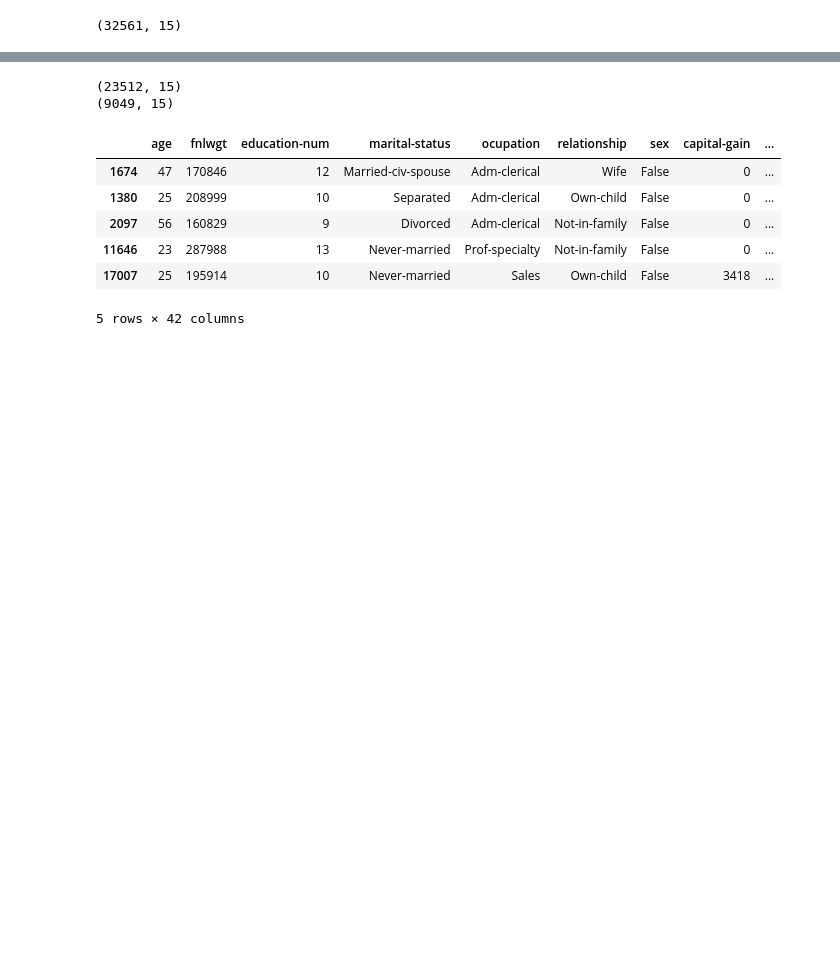
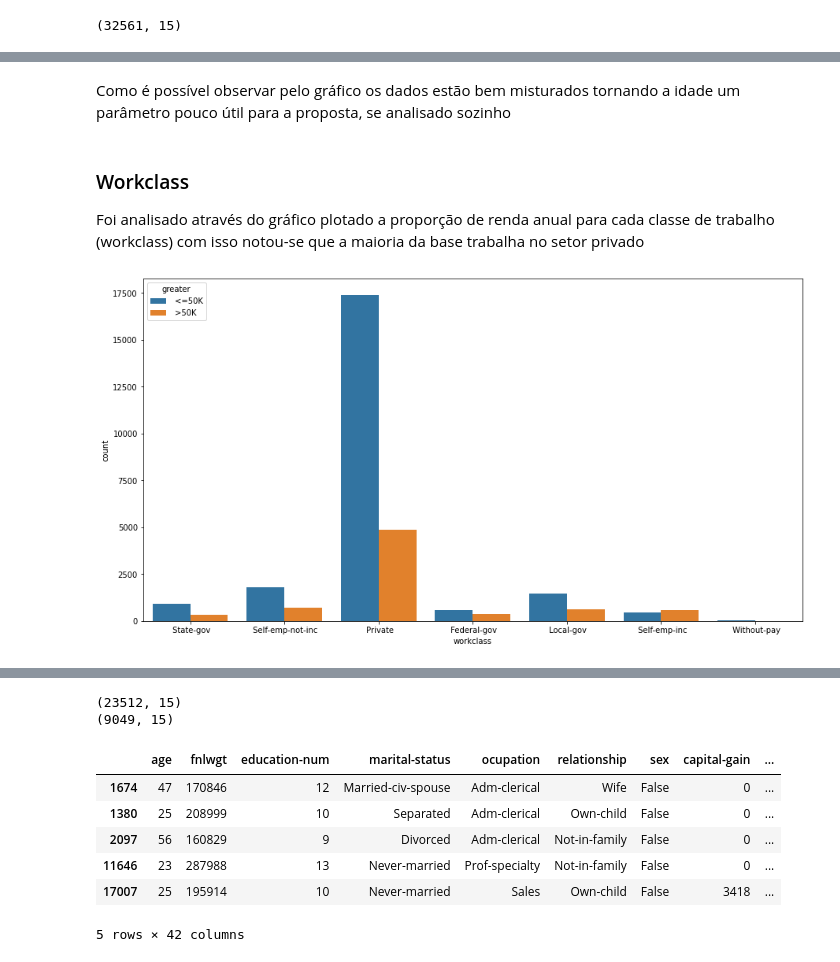
Before and after one commit to LucasFlaquer/ac2-projeto-ic, a Jupyter notebook: projeto.ipynb, the cells around one changed output, grey strips where cells are left out. Drawn from its saved outputs; the diff is of its cells as text; code cells hidden in the pictures; blank space fills up the shorter version.

```diff
--- a/projeto.ipynb
+++ b/projeto.ipynb
@@ -188,0 +147,11 @@ df.describe()
+# %% [markdown]
+Como é possível observar pelo gráfico os dados estão bem misturados tornando a idade um parâmetro pouco útil para a proposta, se analisado sozinho
+# %% [markdown]
+### Workclass
+Foi analisado através do gráfico plotado a proporção de renda anual para cada classe de trabalho (workclass) com isso notou-se que a maioria da base trabalha no setor privado
+# %%
+plt.figure(figsize=(15,8))
+sns.countplot(x="workclass", data=df, hue="greater")
+plt.show()
+# %% [output]
+[figure, added]
```
Also changed, not shown: parts of 57 cells of this notebook, 1 other file.
